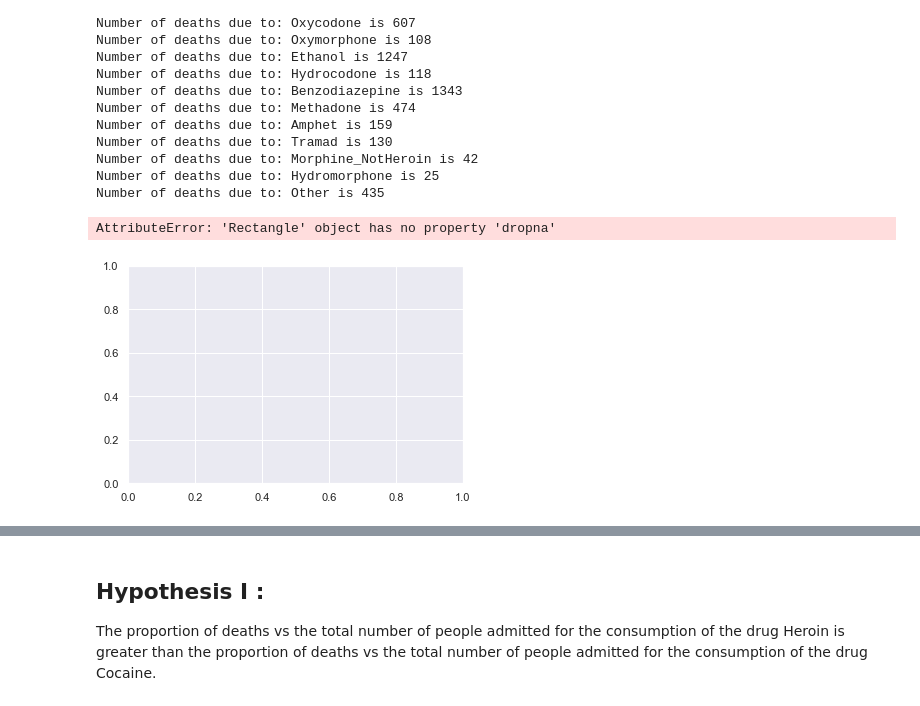
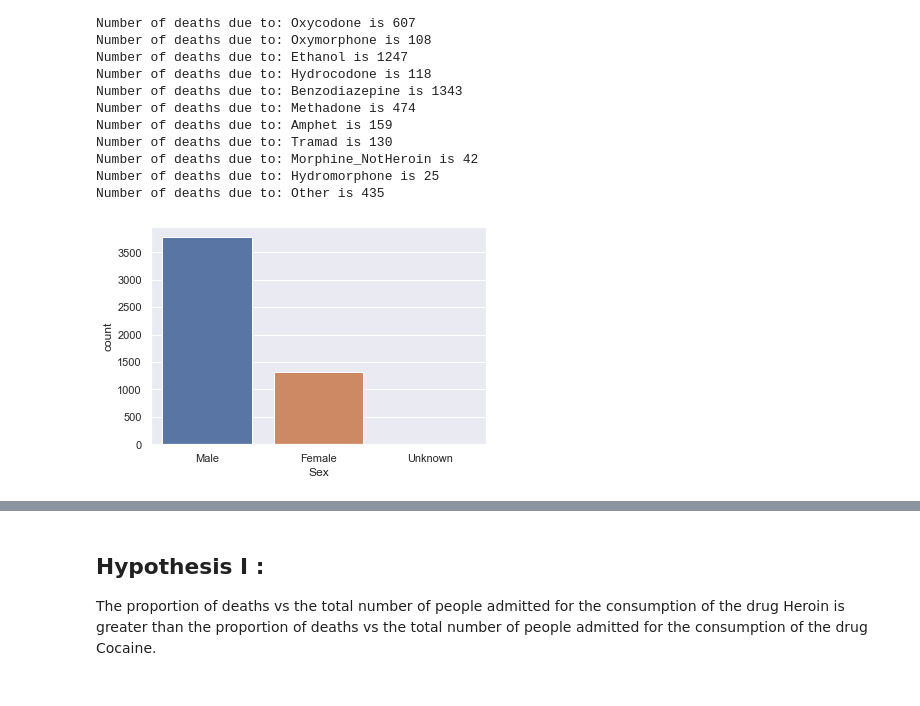
Before and after one commit to gayatri-kvr7/2021_Spring_finals, a Jupyter notebook: Final Project.ipynb, the cells around one changed output, grey strips where cells are left out. Saved outputs shown, nothing was run; the diff lists cells and outputs as text; code cells hidden in the pictures.

```diff
--- a/Final Project.ipynb
+++ b/Final Project.ipynb
@@ -103,8 +89,8 @@ Number of deaths due to: Hydromorphone is 25
 Number of deaths due to: Other is 435
 # %%
 #Get the number of males and females
+df1=Drug_Deaths.dropna(subset=[3], axis=1)
 sns.set_theme(style="darkgrid")
-ax = sns.countplot(x="Sex", data=Drug_Deaths, data=Drug_Deaths)
+ax = sns.countplot(x="Sex", data=df1)
 # %% [output]
-AttributeError: 'Rectangle' object has no property 'dropna'
-[figure, old version]
+[figure, new version]
```
Also changed, not shown: parts of 11 cells of this notebook.
